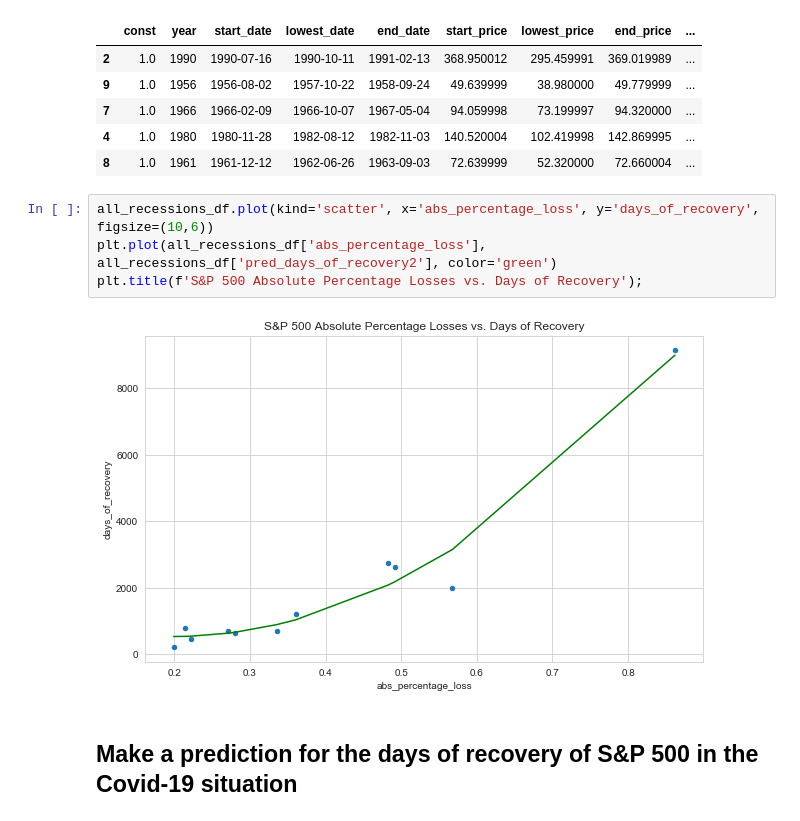
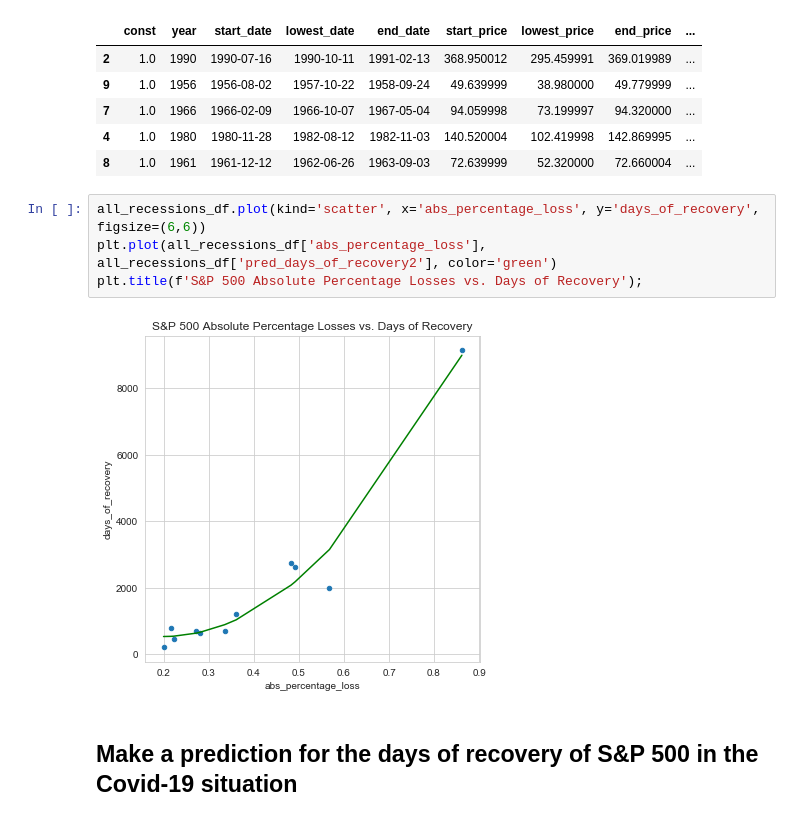
Before and after one commit to robertbozsik/impacts-of-covid19, a Jupyter notebook: recessions_without_new_lows.ipynb, the cells around one changed output. Cells and saved outputs as stored; diff of their text form.

```diff
--- a/recessions_without_new_lows.ipynb
+++ b/recessions_without_new_lows.ipynb
@@ -678,11 +714,11 @@ all_recessions_df.head()
 | 4 | 1.0 | 1980 | 1980-11-28 | 1982-08-12 | 1982-11-03 | 140.520004 | 102.419998 | 142.869995 | ... |
 | 8 | 1.0 | 1961 | 1961-12-12 | 1962-06-26 | 1963-09-03 | 72.639999 | 52.320000 | 72.660004 | ... |
 # %%
-all_recessions_df.plot(kind='scatter', x='abs_percentage_loss', y='days_of_recovery', figsize=(10,6))
+all_recessions_df.plot(kind='scatter', x='abs_percentage_loss', y='days_of_recovery', figsize=(6,6))
 plt.plot(all_recessions_df['abs_percentage_loss'], all_recessions_df['pred_days_of_recovery2'], color='green')
 plt.title(f'S&P 500 Absolute Percentage Losses vs. Days of Recovery');
 # %% [output]
-[figure, old version]
+[figure, new version]
 # %% [markdown]
 ## Make a prediction for the days of recovery of S&P 500 in the Covid-19 situation
 # %% [markdown]
```
Also changed, not shown: parts of 9 cells of this notebook, 1 other file.
